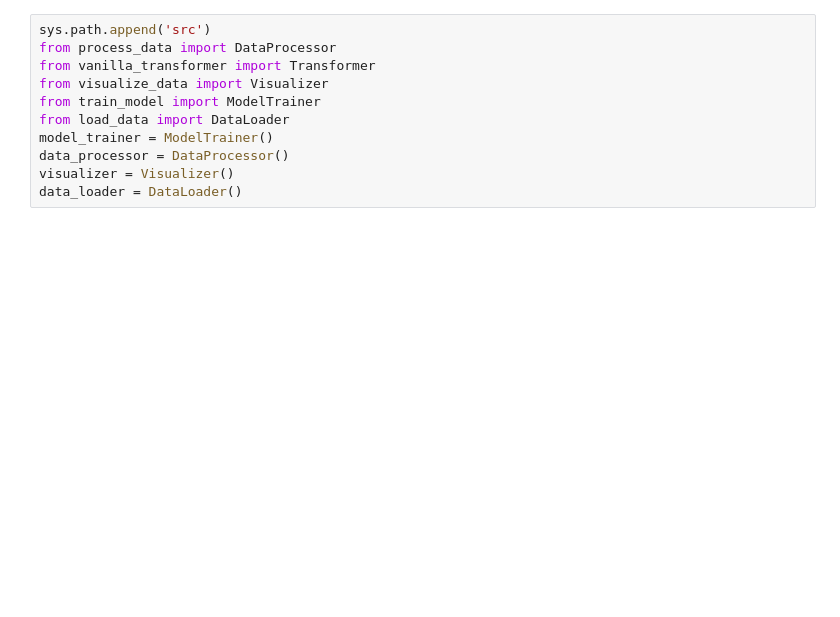
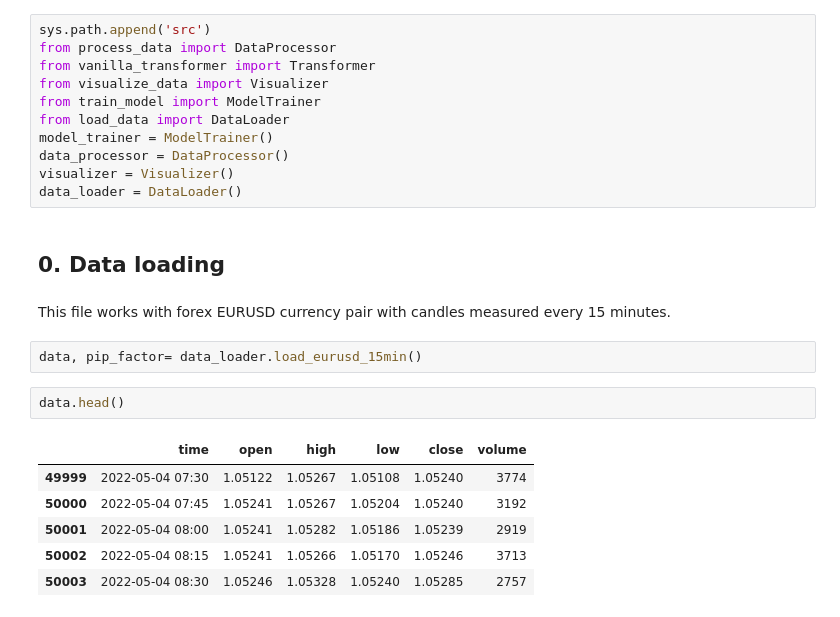
Before and after one commit to pribylr/bp, a Jupyter notebook: thesis_showcase.ipynb, the cells around one changed output. Cells and saved outputs as stored; diff of their text form; blank space fills up the shorter version.

```diff
--- a/thesis_showcase.ipynb
+++ b/thesis_showcase.ipynb
@@ -19,3 +23,18 @@ model_trainer = ModelTrainer()
 data_processor = DataProcessor()
 visualizer = Visualizer()
 data_loader = DataLoader()
+# %% [markdown]
+## 0. Data loading
+# %% [markdown]
+This file works with forex EURUSD currency pair with candles measured every 15 minutes.
+# %%
+data, pip_factor= data_loader.load_eurusd_15min()
+# %%
+data.head()
+# %% [output]
+|  | time | open | high | low | close | volume |
+| 49999 | 2022-05-04 07:30 | 1.05122 | 1.05267 | 1.05108 | 1.05240 | 3774 |
+| 50000 | 2022-05-04 07:45 | 1.05241 | 1.05267 | 1.05204 | 1.05240 | 3192 |
+| 50001 | 2022-05-04 08:00 | 1.05241 | 1.05282 | 1.05186 | 1.05239 | 2919 |
+| 50002 | 2022-05-04 08:15 | 1.05241 | 1.05266 | 1.05170 | 1.05246 | 3713 |
+| 50003 | 2022-05-04 08:30 | 1.05246 | 1.05328 | 1.05240 | 1.05285 | 2757 |
```
Also changed, not shown: parts of 8 cells of this notebook.
